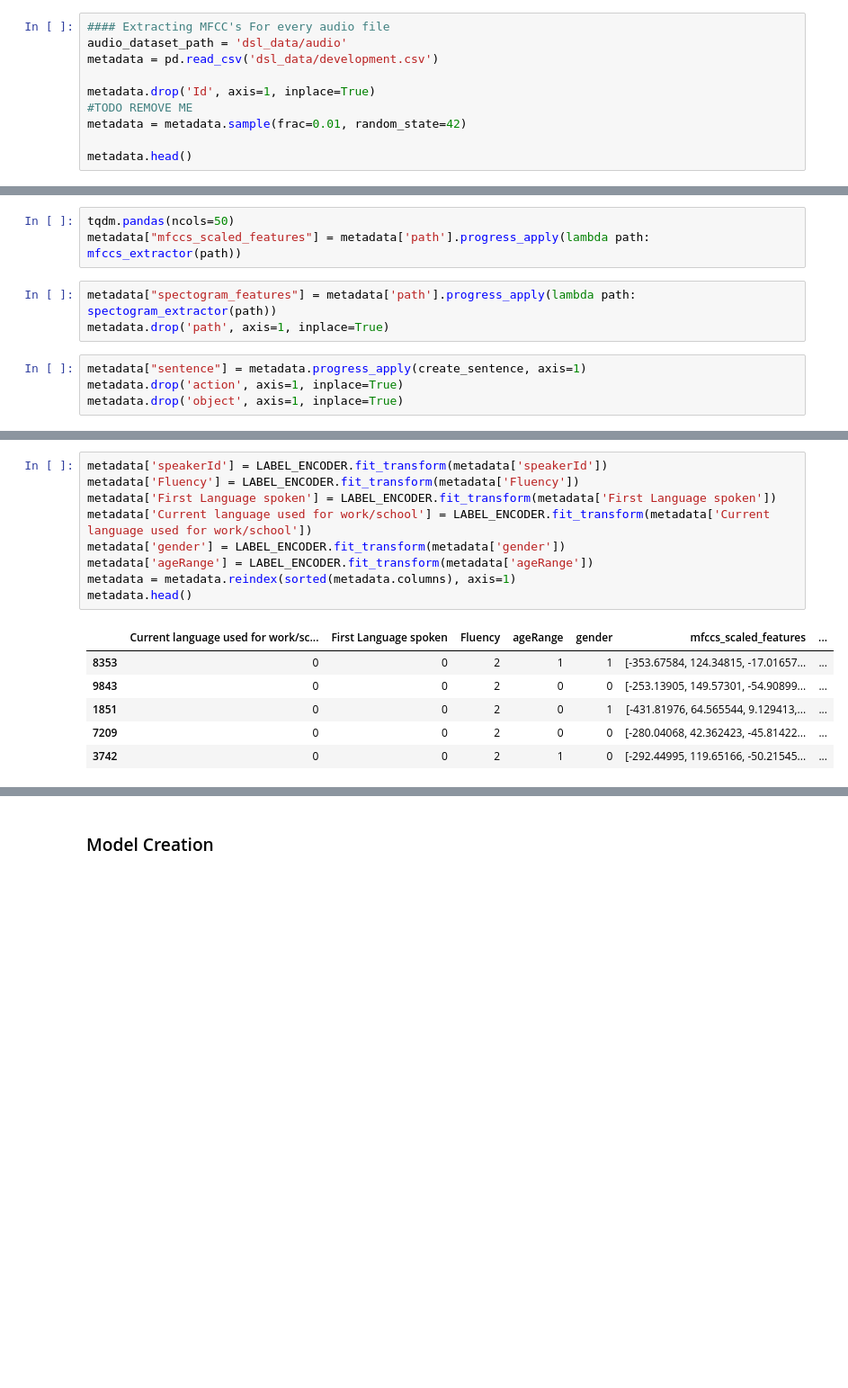
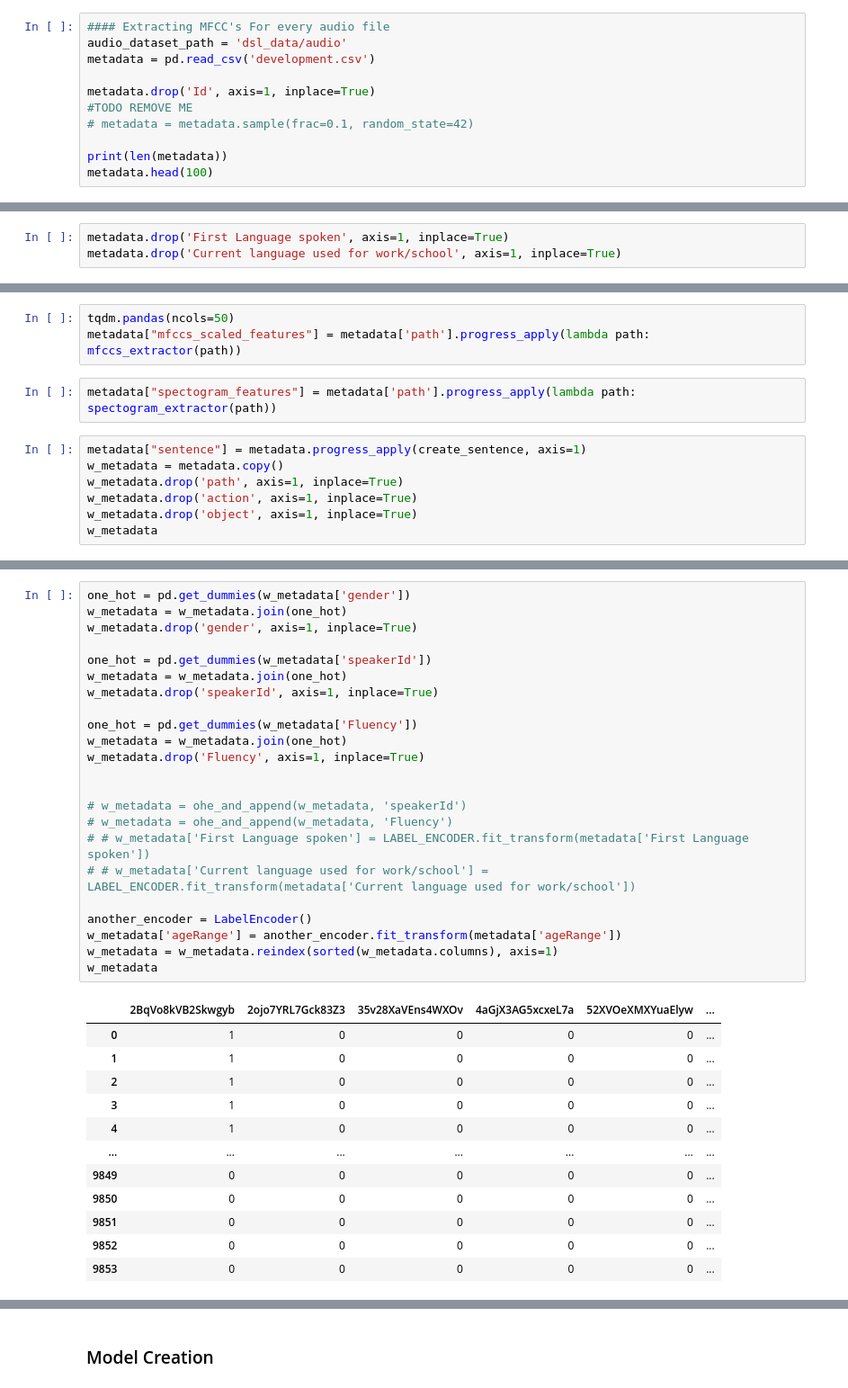
Before and after one commit to omblivion/DataScienceLab, a Jupyter notebook: Part 2- Audio Classification Data Preprocessing And Model Creation.ipynb, the cells around one changed output, grey strips where cells are left out. Shown: that part at 90% size. Drawn from its saved outputs; the diff is of its cells as text; blank space fills up the shorter version.

```diff
--- a/Part 2- Audio Classification Data Preprocessing And Model Creation.ipynb
+++ b/Part 2- Audio Classification Data Preprocessing And Model Creation.ipynb
@@ -102,11 +103,12 @@ array([[-7.4111920e+02, -7.3793085e+02, -7.3372919e+02, ...,
 # %%
 #### Extracting MFCC's For every audio file
 audio_dataset_path = 'dsl_data/audio'
-metadata = pd.read_csv('dsl_data/development.csv')
+metadata = pd.read_csv('development.csv')
 
 metadata.drop('Id', axis=1, inplace=True)
 #TODO REMOVE ME
-metadata = metadata.sample(frac=0.01, random_state=42)
+# metadata = metadata.sample(frac=0.1, random_state=42)
 
-metadata.head()
+print(len(metadata))
+metadata.head(100)
 # %% [output]
@@ -122,0 +136,3 @@ metadata.drop(metadata[metadata['Current language used for work/school'] != 'Eng
+# %%
+metadata.drop('First Language spoken', axis=1, inplace=True)
+metadata.drop('Current language used for work/school', axis=1, inplace=True)
@@ -152,8 +178,10 @@ tqdm.pandas(ncols=50)
 metadata["mfccs_scaled_features"] = metadata['path'].progress_apply(lambda path: mfccs_extractor(path))
 # %%
 metadata["spectogram_features"] = metadata['path'].progress_apply(lambda path: spectogram_extractor(path))
-metadata.drop('path', axis=1, inplace=True)
 # %%
 metadata["sentence"] = metadata.progress_apply(create_sentence, axis=1)
-metadata.drop('action', axis=1, inplace=True)
-metadata.drop('object', axis=1, inplace=True)
+w_metadata = metadata.copy()
+w_metadata.drop('path', axis=1, inplace=True)
+w_metadata.drop('action', axis=1, inplace=True)
+w_metadata.drop('object', axis=1, inplace=True)
+w_metadata
@@ -160,16 +202,36 @@ metadata.drop('object', axis=1, inplace=True)
 # %%
-metadata['speakerId'] = LABEL_ENCODER.fit_transform(metadata['speakerId'])
-metadata['Fluency'] = LABEL_ENCODER.fit_transform(metadata['Fluency'])
-metadata['First Language spoken'] = LABEL_ENCODER.fit_transform(metadata['First Language spoken'])
-metadata['Current language used for work/school'] = LABEL_ENCODER.fit_transform(metadata['Current language used for work/school'])
-metadata['gender'] = LABEL_ENCODER.fit_transform(metadata['gender'])
-metadata['ageRange'] = LABEL_ENCODER.fit_transform(metadata['ageRange'])
-metadata = metadata.reindex(sorted(metadata.columns), axis=1)
-metadata.head()
+one_hot = pd.get_dummies(w_metadata['gender'])
+w_metadata = w_metadata.join(one_hot)
+w_metadata.drop('gender', axis=1, inplace=True)
+
+one_hot = pd.get_dummies(w_metadata['speakerId'])
+w_metadata = w_metadata.join(one_hot)
+w_metadata.drop('speakerId', axis=1, inplace=True)
+
+one_hot = pd.get_dummies(w_metadata['Fluency'])
+w_metadata = w_metadata.join(one_hot)
+w_metadata.drop('Fluency', axis=1, inplace=True)
+
+
+# w_metadata = ohe_and_append(w_metadata, 'speakerId')
+# w_metadata = ohe_and_append(w_metadata, 'Fluency')
+# # w_metadata['First Language spoken'] = LABEL_ENCODER.fit_transform(metadata['First Language spoken'])
+# # w_metadata['Current language used for work/school'] = LABEL_ENCODER.fit_transform(metadata['Current language used for work/school'])
+
+another_encoder = LabelEncoder()
+w_metadata['ageRange'] = another_encoder.fit_transform(metadata['ageRange'])
+w_metadata = w_metadata.reindex(sorted(w_metadata.columns), axis=1)
+w_metadata
 # %% [output]
-|  | Current language used for work/sc... | First Language spoken | Fluency | ageRange | gender | mfccs_scaled_features | ... |
-| 8353 | 0 | 0 | 2 | 1 | 1 | [-353.67584, 124.34815, -17.01657... | ... |
-| 9843 | 0 | 0 | 2 | 0 | 0 | [-253.13905, 149.57301, -54.90899... | ... |
-| 1851 | 0 | 0 | 2 | 0 | 1 | [-431.81976, 64.565544, 9.129413,... | ... |
-| 7209 | 0 | 0 | 2 | 0 | 0 | [-280.04068, 42.362423, -45.81422... | ... |
-| 3742 | 0 | 0 | 2 | 1 | 0 | [-292.44995, 119.65166, -50.21545... | ... |
+|  | 2BqVo8kVB2Skwgyb | 2ojo7YRL7Gck83Z3 | 35v28XaVEns4WXOv | 4aGjX3AG5xcxeL7a | 52XVOeXMXYuaElyw | ... |
+| 0 | 1 | 0 | 0 | 0 | 0 | ... |
+| 1 | 1 | 0 | 0 | 0 | 0 | ... |
+| 2 | 1 | 0 | 0 | 0 | 0 | ... |
+| 3 | 1 | 0 | 0 | 0 | 0 | ... |
+| 4 | 1 | 0 | 0 | 0 | 0 | ... |
+| ... | ... | ... | ... | ... | ... | ... |
+| 9849 | 0 | 0 | 0 | 0 | 0 | ... |
+| 9850 | 0 | 0 | 0 | 0 | 0 | ... |
+| 9851 | 0 | 0 | 0 | 0 | 0 | ... |
+| 9852 | 0 | 0 | 0 | 0 | 0 | ... |
+| 9853 | 0 | 0 | 0 | 0 | 0 | ... |
```
Also changed, not shown: parts of 54 cells of this notebook, 1 other file.
